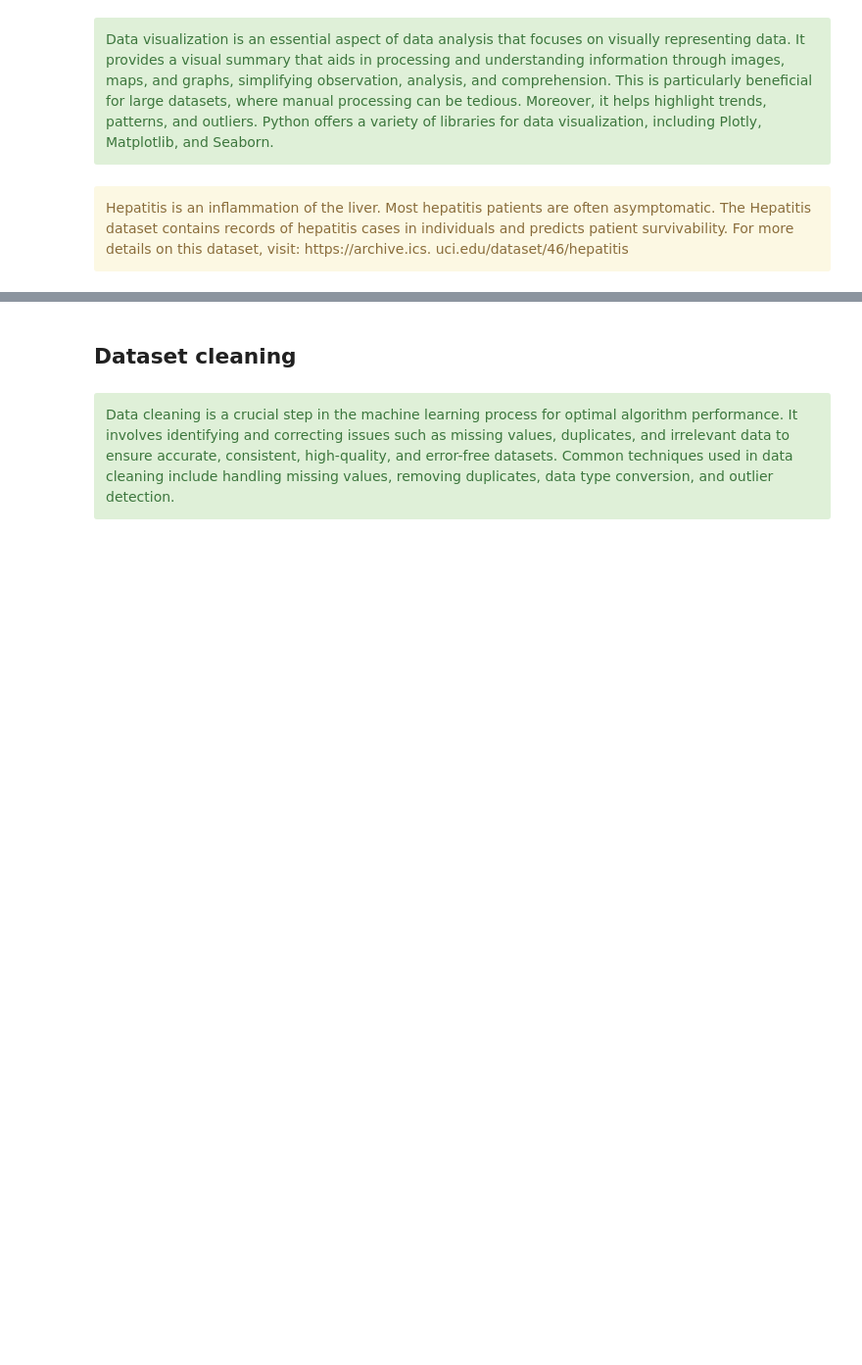
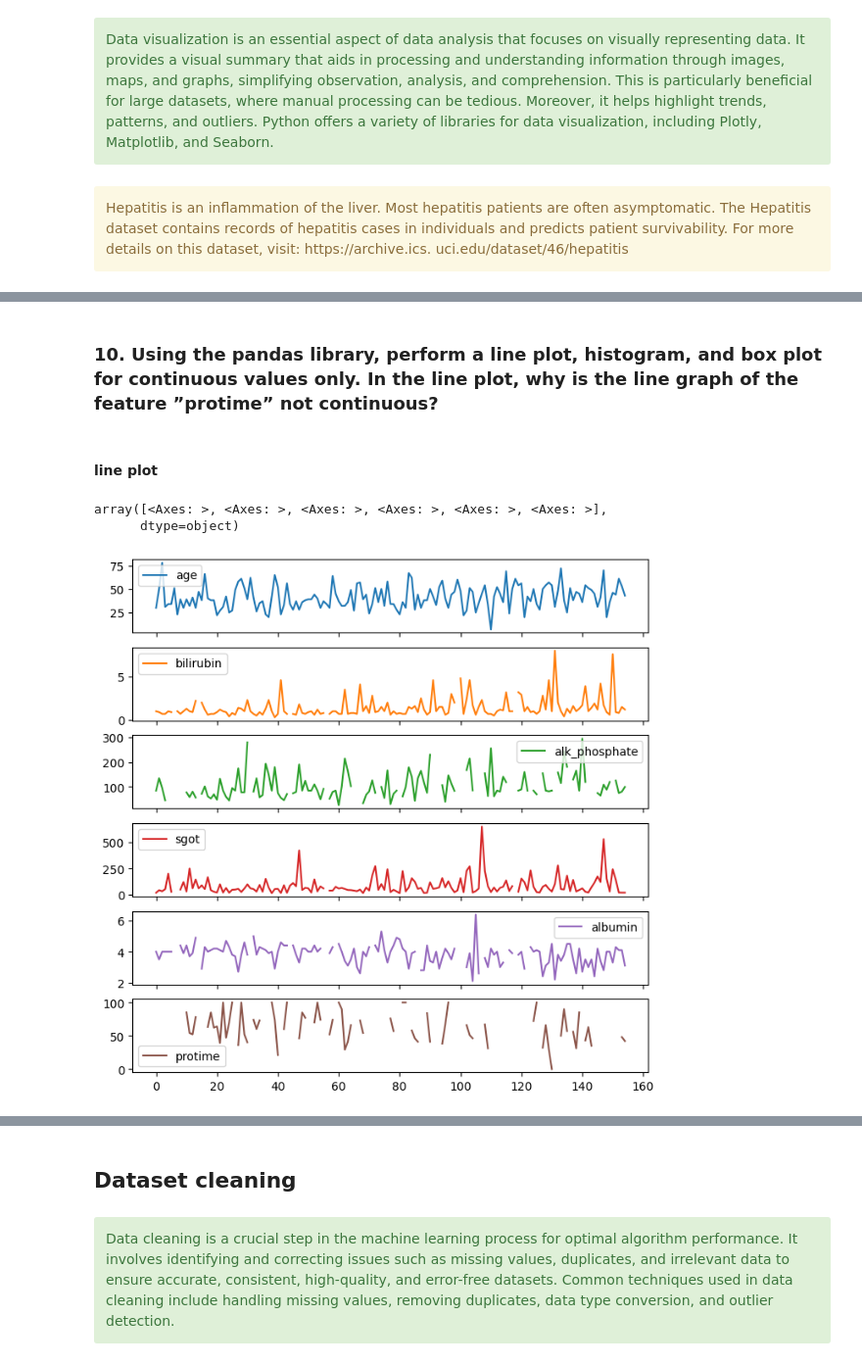
Before and after one commit to SenhadjiMSaid/ML-IASD-2CS-ESI-SBA, a Jupyter notebook: TP2/TP2.ipynb, the cells around one changed output, grey strips where cells are left out. Shown at 98% size. Cells and saved outputs as stored; diff of their text form; code cells hidden in the pictures; blank space fills up the shorter version.

```diff
--- a/TP2/TP2.ipynb
+++ b/TP2/TP2.ipynb
@@ -34,0 +149,10 @@ feature ”protime” not continuous?
+# %% [markdown]
+### 10. Using the pandas library, perform a line plot, histogram, and box plot for continuous values only. In the line plot, why is the line graph of the feature ”protime” not continuous?
+# %% [markdown]
+#### line plot
+# %%
+data.plot(subplots=True, figsize=(8, 8))
+# %% [output]
+array([<Axes: >, <Axes: >, <Axes: >, <Axes: >, <Axes: >, <Axes: >],
+      dtype=object)
+[figure, added]
```
Also changed, not shown: parts of 40 cells of this notebook, 4 other files.
